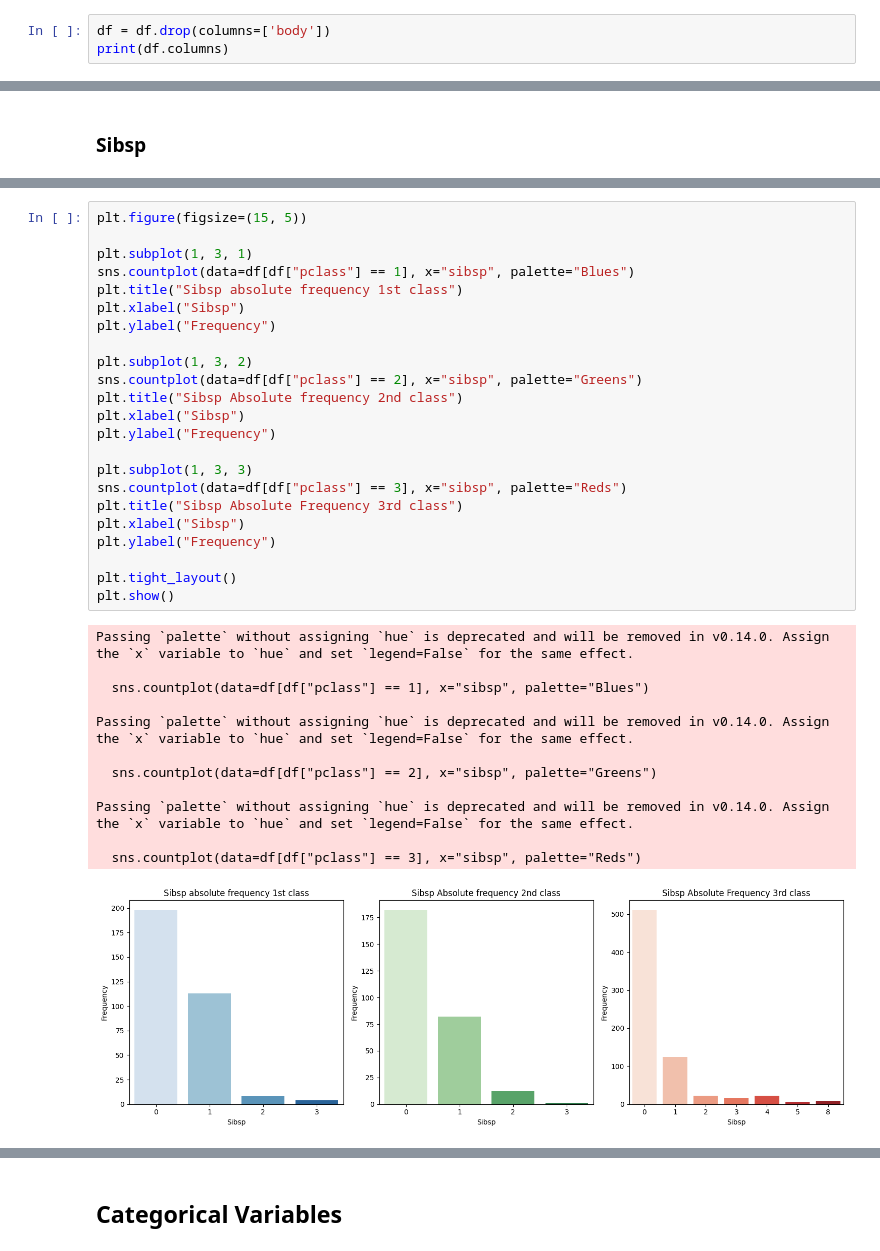
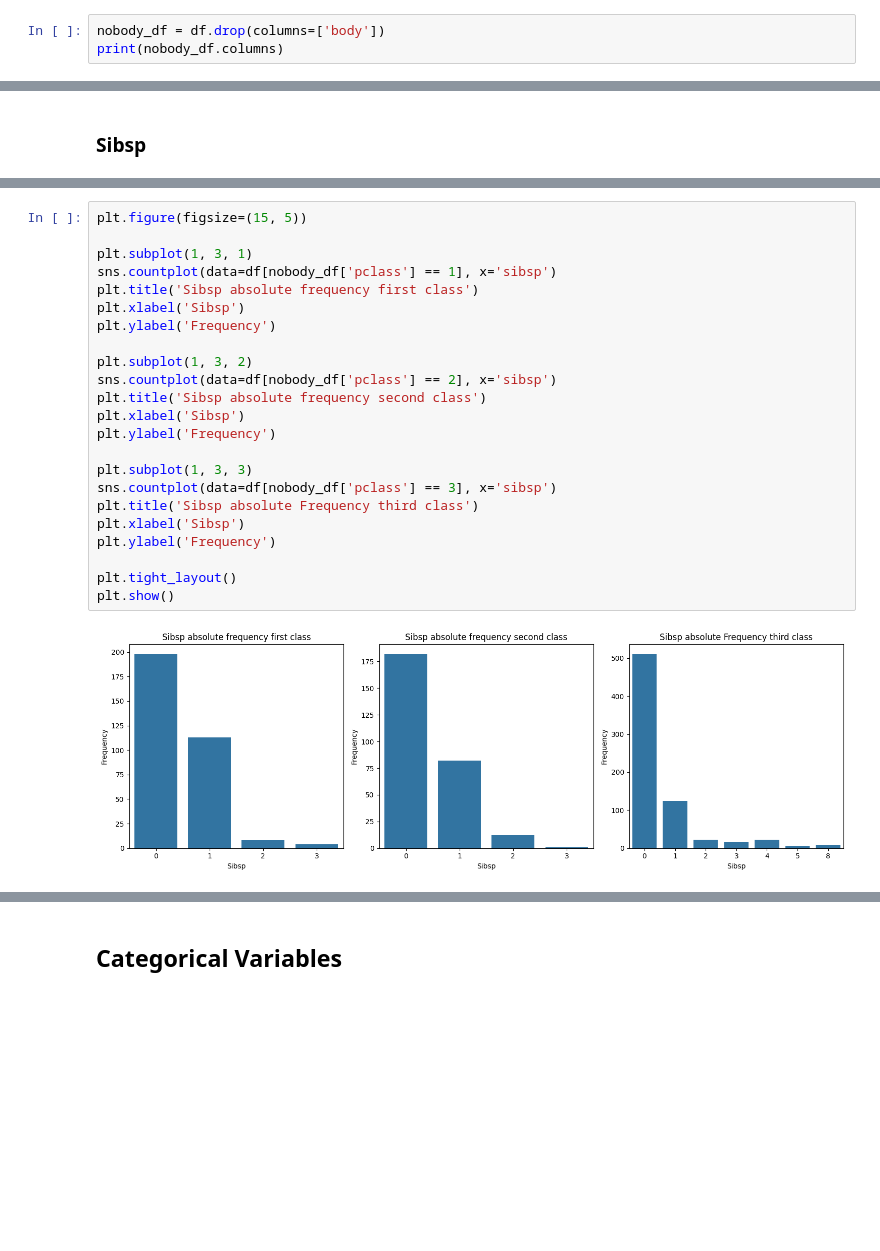
Before and after one commit to catebros/ML-fundamentals-2025, a Jupyter notebook: assignment_1_caterinamaria_barberoros[_barberoros].ipynb, the cells around one changed output, grey strips where cells are left out. Drawn from its saved outputs; the diff is of its cells as text; blank space fills up the shorter version.

```diff
--- a/assignment_1_caterinamaria_barberoros[_barberoros].ipynb
+++ b/assignment_1_caterinamaria_barberoros[_barberoros].ipynb
@@ -428,6 +368,6 @@ Passing `palette` without assigning `hue` is deprecated and will be removed in v
 # %%
-df = df.drop(columns=['body'])
-print(df.columns)
+nobody_df = df.drop(columns=['body'])
+print(nobody_df.columns)
 # %% [output]
 Index(['pclass', 'survived', 'name', 'sex', 'age', 'sibsp', 'parch', 'ticket',
        'fare', 'cabin', 'embarked', 'boat', 'home.dest'],
@@ -548,39 +477,28 @@ plt.show()
 # %%
 plt.figure(figsize=(15, 5))
 
 plt.subplot(1, 3, 1)
-sns.countplot(data=df[df["pclass"] == 1], x="sibsp", palette="Blues")
-plt.title("Sibsp absolute frequency 1st class")
-plt.xlabel("Sibsp")
-plt.ylabel("Frequency")
+sns.countplot(data=df[nobody_df['pclass'] == 1], x='sibsp')
+plt.title('Sibsp absolute frequency first class')
+plt.xlabel('Sibsp')
+plt.ylabel('Frequency')
 
 plt.subplot(1, 3, 2)
-sns.countplot(data=df[df["pclass"] == 2], x="sibsp", palette="Greens")
-plt.title("Sibsp Absolute frequency 2nd class")
-plt.xlabel("Sibsp")
-plt.ylabel("Frequency")
+sns.countplot(data=df[nobody_df['pclass'] == 2], x='sibsp')
+plt.title('Sibsp absolute frequency second class')
+plt.xlabel('Sibsp')
+plt.ylabel('Frequency')
 
 plt.subplot(1, 3, 3)
-sns.countplot(data=df[df["pclass"] == 3], x="sibsp", palette="Reds")
-plt.title("Sibsp Absolute Frequency 3rd class")
-plt.xlabel("Sibsp")
-plt.ylabel("Frequency")
+sns.countplot(data=df[nobody_df['pclass'] == 3], x='sibsp')
+plt.title('Sibsp absolute Frequency third class')
+plt.xlabel('Sibsp')
+plt.ylabel('Frequency')
 
 plt.tight_layout()
 plt.show()
 # %% [output]
-Passing `palette` without assigning `hue` is deprecated and will be removed in v0.14.0. Assign the `x` variable to `hue` and set `legend=False` for the same effect.
-
-  sns.countplot(data=df[df["pclass"] == 1], x="sibsp", palette="Blues")
-
-Passing `palette` without assigning `hue` is deprecated and will be removed in v0.14.0. Assign the `x` variable to `hue` and set `legend=False` for the same effect.
-
-  sns.countplot(data=df[df["pclass"] == 2], x="sibsp", palette="Greens")
-
-Passing `palette` without assigning `hue` is deprecated and will be removed in v0.14.0. Assign the `x` variable to `hue` and set `legend=False` for the same effect.
-
-  sns.countplot(data=df[df["pclass"] == 3], x="sibsp", palette="Reds")
-[figure, old version]
+[figure, new version]
 # %%
 plt.figure(figsize=(15, 5))
 
```
Also changed, not shown: parts of 161 cells of this notebook.
